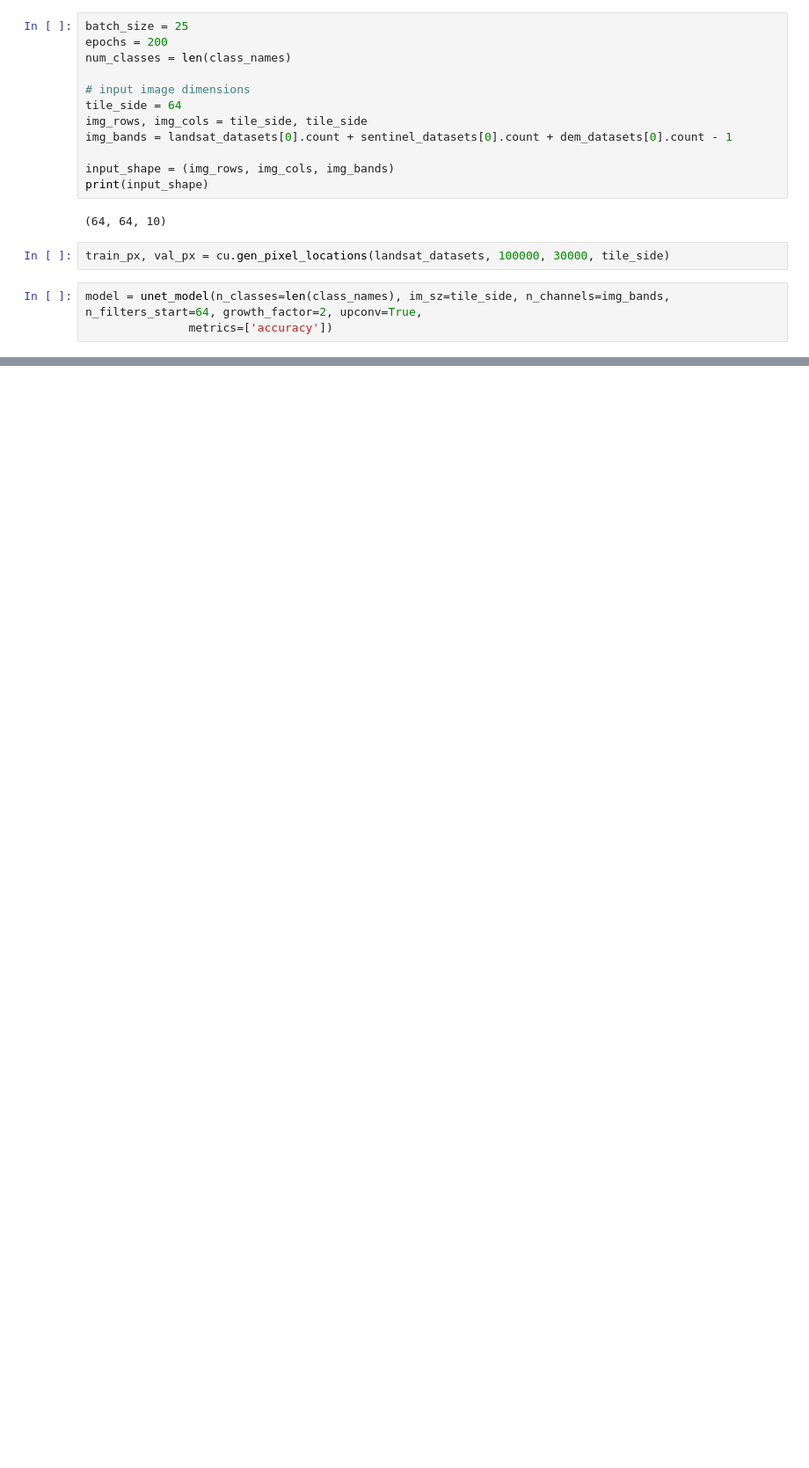
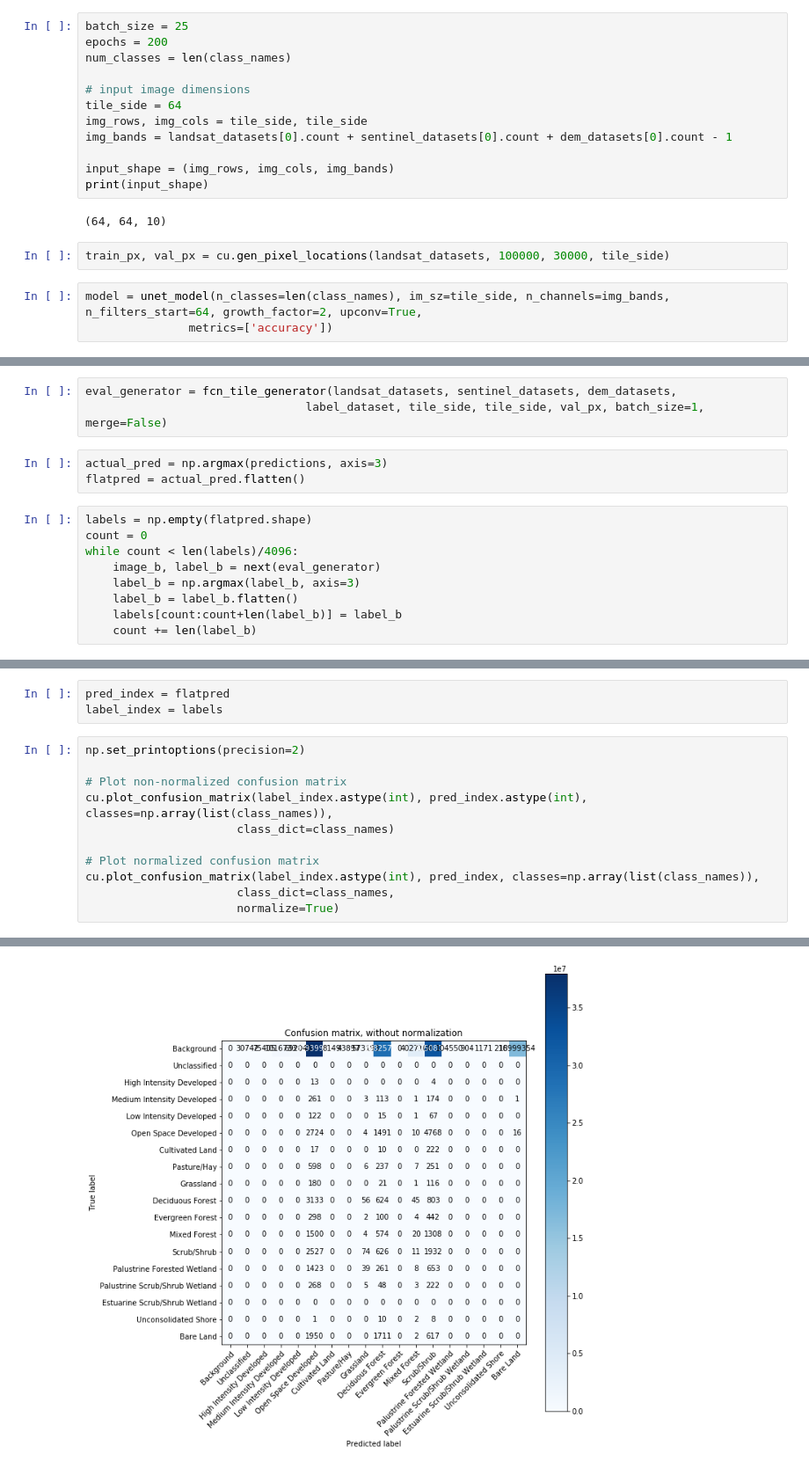
Before and after one commit to patrickcgray/landcover_rcnn, a Jupyter notebook: fcn/U-NET experimentation.ipynb, the cells around one changed output, grey strips where cells are left out. Shown at 88% size. Saved outputs shown, nothing was run; the diff lists cells and outputs as text; blank space fills up the shorter version.

Commit message:
visualizing resnet results, and u-net results

```diff
--- a/fcn/U-NET experimentation.ipynb
+++ b/fcn/U-NET experimentation.ipynb
@@ -331,0 +357,15 @@ Epoch 1/200
+# %%
+eval_generator = fcn_tile_generator(landsat_datasets, sentinel_datasets, dem_datasets,
+                                label_dataset, tile_side, tile_side, val_px, batch_size=1, merge=False)
+# %%
+actual_pred = np.argmax(predictions, axis=3)
+flatpred = actual_pred.flatten()
+# %%
+labels = np.empty(flatpred.shape)
+count = 0
+while count < len(labels)/4096:
+    image_b, label_b = next(eval_generator)
+    label_b = np.argmax(label_b, axis=3)
+    label_b = label_b.flatten()
+    labels[count:count+len(label_b)] = label_b
+    count += len(label_b)
@@ -331,0 +376,15 @@ Epoch 1/200
+# %%
+pred_index = flatpred
+label_index = labels
+# %%
+np.set_printoptions(precision=2)
+
+# Plot non-normalized confusion matrix
+cu.plot_confusion_matrix(label_index.astype(int), pred_index.astype(int), classes=np.array(list(class_names)),
+                      class_dict=class_names)
+
+# Plot normalized confusion matrix
+cu.plot_confusion_matrix(label_index.astype(int), pred_index, classes=np.array(list(class_names)),
+                      class_dict=class_names,
+                      normalize=True)
+# %% [output]
@@ -331,0 +392 @@ Epoch 1/200
+[figure, added]
```
Also changed, not shown: parts of 7 cells of this notebook, 3 other files.
